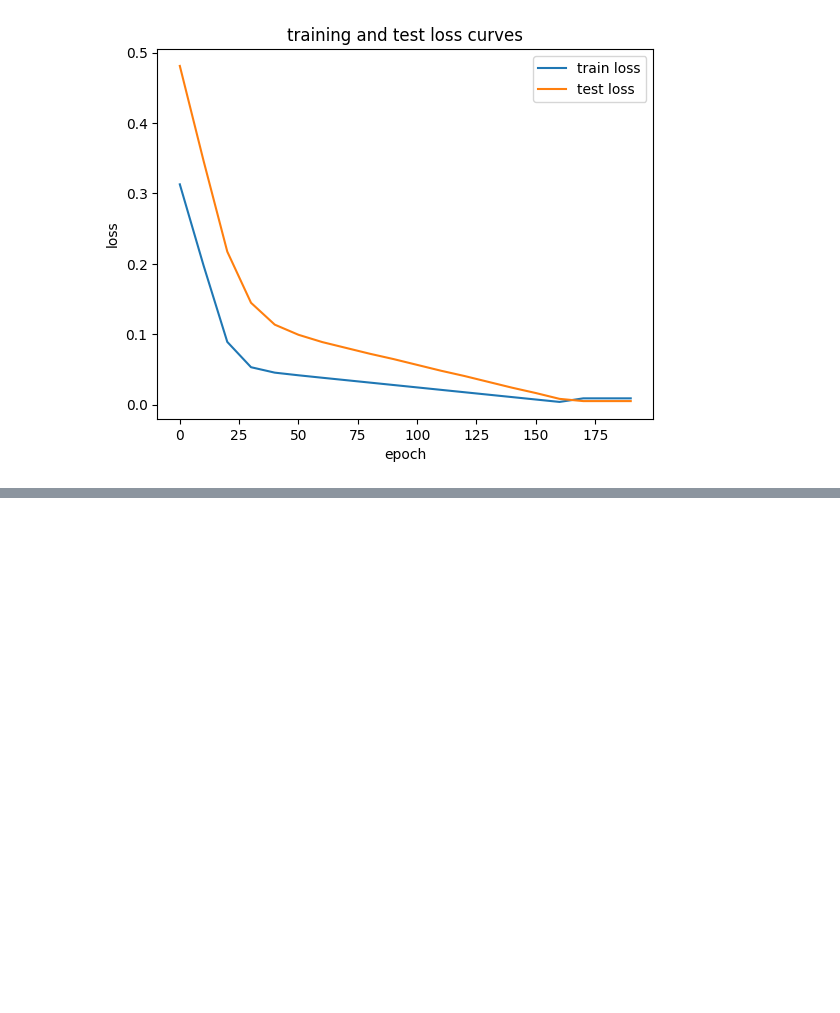
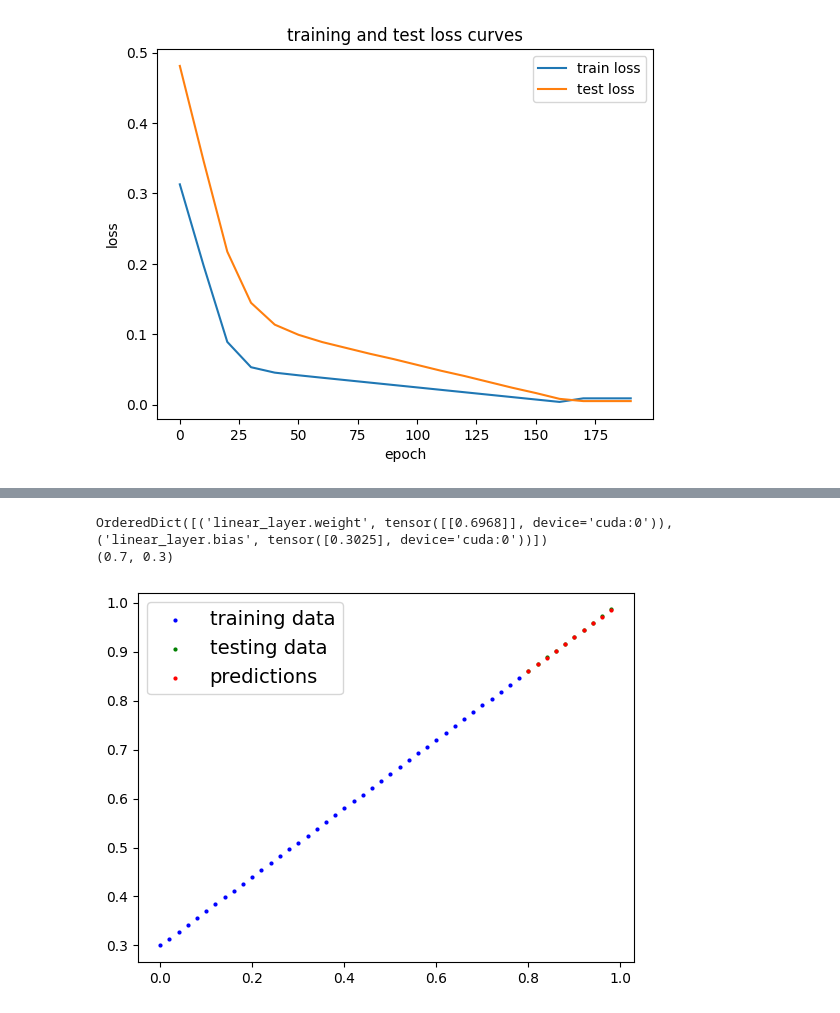
Before and after one commit to froestiago/pytorch-course, a Jupyter notebook: 01_pytorch_workflow_video.ipynb, the cells around one changed output, grey strips where cells are left out. Cells and saved outputs as stored; diff of their text form; code cells hidden in the pictures; blank space fills up the shorter version.

```diff
--- a/01_pytorch_workflow_video.ipynb
+++ b/01_pytorch_workflow_video.ipynb
@@ -313,0 +382,3 @@ plt.legend();
+# %%
+device = 'cuda' if torch.cuda.is_available() else 'cpu'
+print(f'Using device: {device}')
@@ -313,0 +423,11 @@ plt.legend();
+# %%
+# split data
+
+train_split = int(0.8 * len(X))
+X_train, y_train = X[:train_split], y[:train_split]
+X_test, y_test = X[train_split:], y[train_split:]
+
+print(f'size X_train: {len(X_train)}')
+print(f'size y_train: {len(y_train)}')
+print(f'size X_test: {len(X_test)}')
+print(f'size y_test: {len(y_test)}')
@@ -313,0 +456,15 @@ plt.legend();
+# %%
+class LinearRegressionModelV2(nn.Module):
+  def __init__(self):
+    super().__init__()
+    self.linear_layer = nn.Linear(in_features = 1,
+                            out_features = 1,
+                            bias = True)
+
+  def forward(self, x: torch.Tensor) -> torch.Tensor:
+    return self.linear_layer(x)
+
+# Set manual seed
+torch.manual_seed(42)
+model_1 = LinearRegressionModelV2()
+print(f'{model_1.state_dict()}')
@@ -313,0 +491,7 @@ plt.legend();
+# %%
+# Set up loss function
+loss_fn = nn.L1Loss()
+
+# set up optimizer
+optimizer = torch.optim.SGD(params = model_1.parameters(),
+                            lr = 0.01)
@@ -313,0 +559,15 @@ plt.legend();
+# %%
+print(f'{model_1.state_dict()}')
+print(f'{weight, bias}')
+# %% [output]
+OrderedDict([('linear_layer.weight', tensor([[0.6968]], device='cuda:0')), ('linear_layer.bias', tensor([0.3025], device='cuda:0'))])
+(0.7, 0.3)
+# %%
+model_1.eval()
+
+with torch.inference_mode():
+  y_preds = model_1(X_test)
+
+plot_predictions(predictions = y_preds.cpu())
+# %% [output]
+[figure, added]
```
Also changed, not shown: parts of 21 cells of this notebook.
